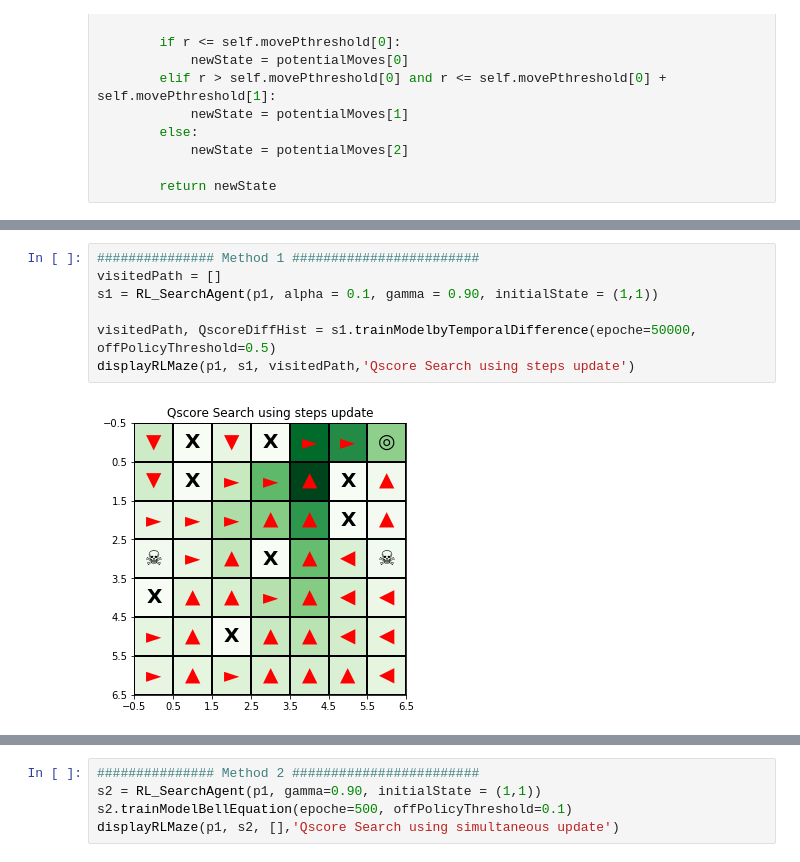
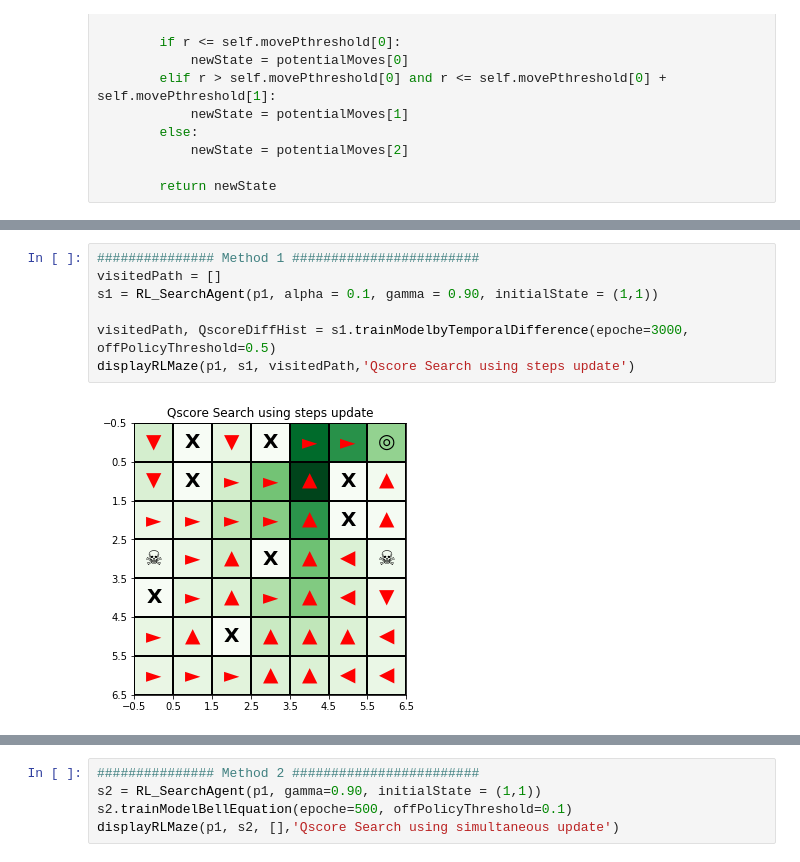
Before and after one commit to chihoxtra/reinforcement_learning, a Jupyter notebook: [PlayAround][Reinforcement Learning].ipynb, the cells around one changed output, grey strips where cells are left out. Cells and saved outputs as stored; diff of their text form.

Commit message:
update the definition of epoch for temporal diff

```diff
--- a/[PlayAround][Reinforcement Learning].ipynb
+++ b/[PlayAround][Reinforcement Learning].ipynb
@@ -534,12 +539,12 @@ p1 = RL_Problem(dimension = (7,7),
 # %%
 ############### Method 1 ########################
 visitedPath = []
 s1 = RL_SearchAgent(p1, alpha = 0.1, gamma = 0.90, initialState = (1,1))
 
-visitedPath, QscoreDiffHist = s1.trainModelbyTemporalDifference(epoche=50000, offPolicyThreshold=0.5)
+visitedPath, QscoreDiffHist = s1.trainModelbyTemporalDifference(epoche=3000, offPolicyThreshold=0.5)
 displayRLMaze(p1, s1, visitedPath,'Qscore Search using steps update')
 # %% [output]
-[figure, old version]
+[figure, new version]
 # %%
 plt.plot(QscoreDiffHist)
 # %% [output]
```
Also changed, not shown: parts of 5 cells of this notebook.
